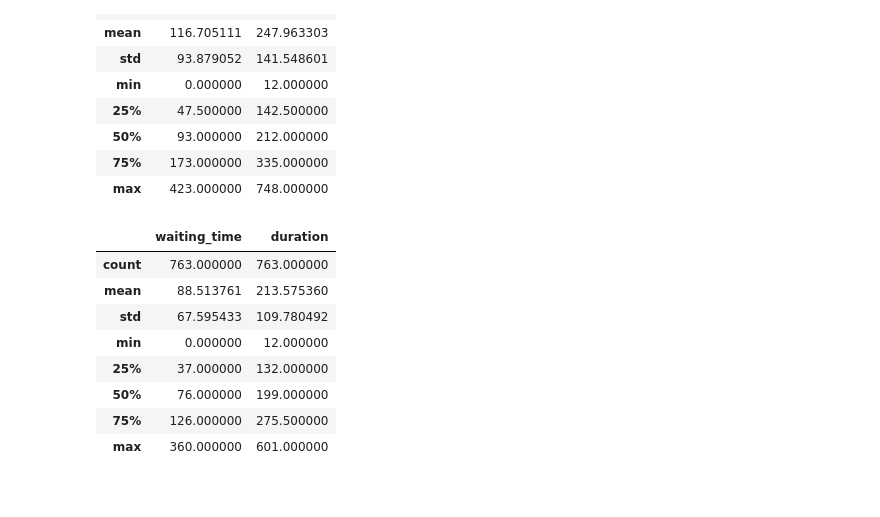
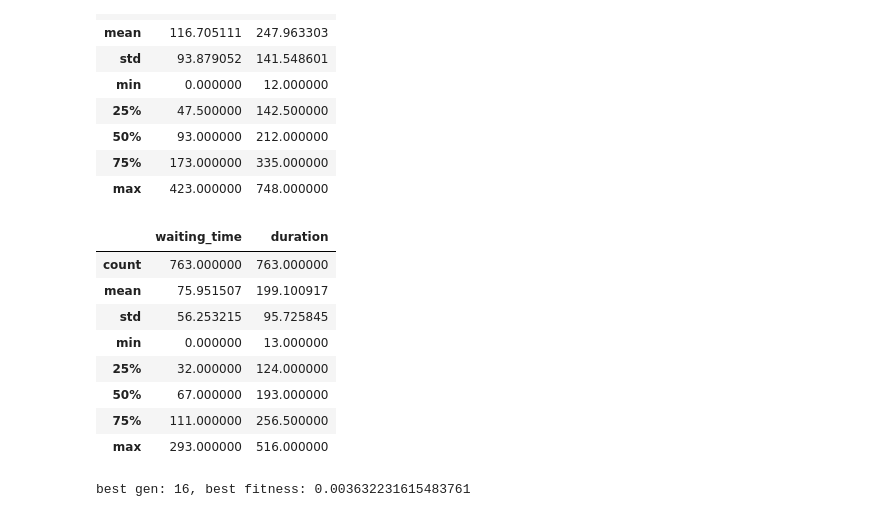
Before and after one commit to robertriosm/upmega, a Jupyter notebook: analisis.ipynb, the cells around one changed output. Saved outputs shown, nothing was run; the diff lists cells and outputs as text; code cells hidden in the pictures.

```diff
--- a/analisis.ipynb
+++ b/analisis.ipynb
@@ -141,14 +127,22 @@ df_v1.describe()
 | 75% | 173.000000 | 335.000000 |
 | max | 423.000000 | 748.000000 |
 # %%
-df_v2.describe()
+df_g80p10m2touruni_f = get_df("history/outputsg80p10m2touruni/163.xml")
+df_g80p10m2touruni_f.describe()
 # %% [output]
 |  | waiting_time | duration |
 | count | 763.000000 | 763.000000 |
-| mean | 88.513761 | 213.575360 |
-| std | 67.595433 | 109.780492 |
-| min | 0.000000 | 12.000000 |
-| 25% | 37.000000 | 132.000000 |
-| 50% | 76.000000 | 199.000000 |
-| 75% | 126.000000 | 275.500000 |
-| max | 360.000000 | 601.000000 |
+| mean | 75.951507 | 199.100917 |
+| std | 56.253215 | 95.725845 |
+| min | 0.000000 | 13.000000 |
+| 25% | 32.000000 | 124.000000 |
+| 50% | 67.000000 | 193.000000 |
+| 75% | 111.000000 | 256.500000 |
+| max | 293.000000 | 516.000000 |
+# %%
+best_fitness = max(model_g80p10m2touruni.best_solutions_fitness)
+best_gen = model_g80p10m2touruni.best_solution_generation
+
+print(f"best gen: {best_gen}, best fitness: {best_fitness}")
+# %% [output]
+best gen: 16, best fitness: 0.003632231615483761
```
Also changed, not shown: parts of 23 cells of this notebook.
